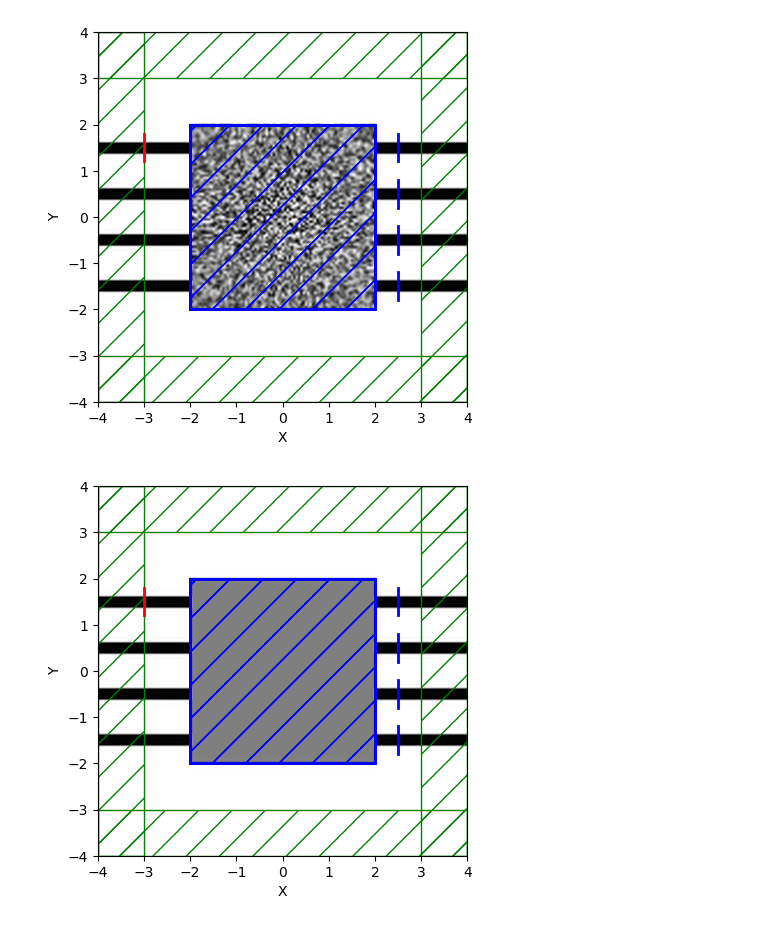
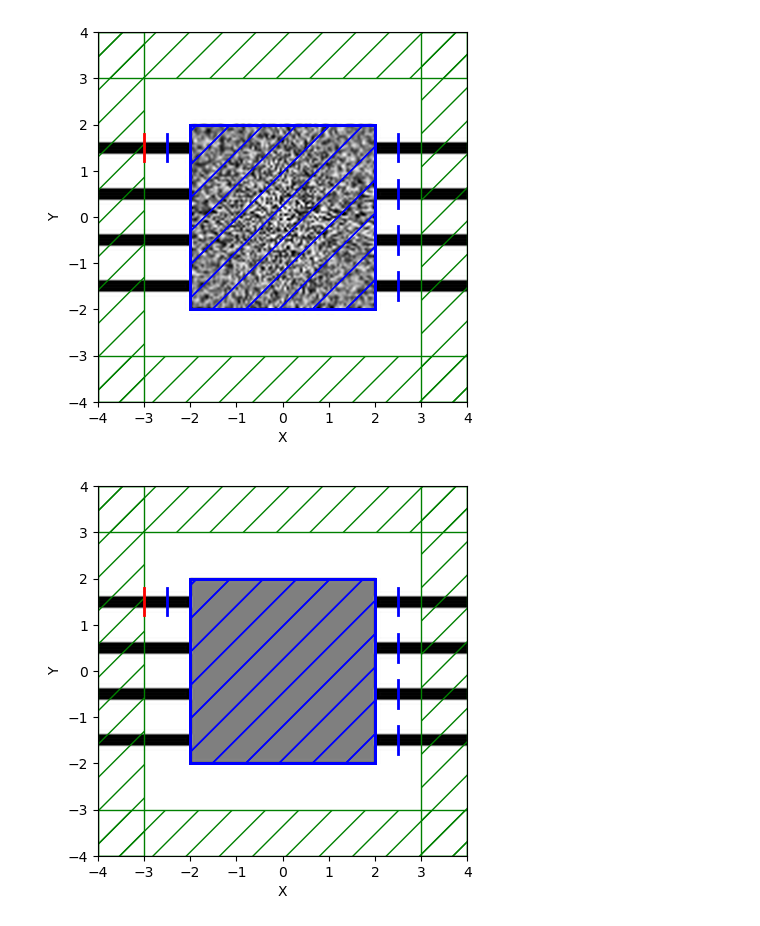
Before and after one commit to y0ooung/Meep, a Jupyter notebook: OSU.ipynb, the cells around one changed output. Drawn from its saved outputs; the diff is of its cells as text; code cells hidden in the pictures.

```diff
--- a/OSU.ipynb
+++ b/OSU.ipynb
@@ -105,7 +105,18 @@ sim = mp.Simulation(
     eps_averaging=False,
     resolution=resolution,
 )
+#input monitor
+TE_in = mpa.EigenmodeCoefficient(
+    sim,
+    mp.Volume(
+        center=mp.Vector3(-2.5, 1.5, 0),
+        size=mp.Vector3(y=0.6)
+    ),
+    mode=1,
+    forward=True
+)
 
+# ouput monitor
 TE_out = []
 
 for y in port_ys:
@@ -120,9 +131,12 @@ for y in port_ys:
         )
     )
 
-ob_list = TE_out
+ob_list = [TE_in] + TE_out
 
-def J(a1, a2, a3, a4):
+# FOM
+def J(a_in, a1, a2, a3, a4):
+    Pin = npa.abs(a_in) ** 2 + 1e-12
+
     powers = npa.array([
         npa.abs(a1) ** 2,
         npa.abs(a2) ** 2,
@@ -130,40 +144,40 @@ def J(a1, a2, a3, a4):
         npa.abs(a4) ** 2
     ])
 
-    ratios = powers / (npa.sum(powers) + 1e-12)
+    T = powers / Pin
 
-    target = npa.array([0.25, 0.25, 0.25, 0.25])
+    target = 0.25
 
-    mse = npa.mean((ratios - target) ** 2)
+    mse = npa.mean((T - target) ** 2)
 
-    fom = 1 - mse
+    fom = 1 - mse / (target ** 2)
 
     return fom
 
 
 opt = mpa.OptimizationProblem(
     simulation=sim,
     objective_functions=J,
     objective_arguments=ob_list,
     design_regions=[design_region],
     fcen=fcen,
     df=0,
     nf=1,
 )
 
 x0 = np.random.rand(Nx * Ny)
 opt.update_design([x0])
 
 opt.plot2D(True, frequency=1 / 1.55)
 plt.show()
 
 x0 = 0.5 * np.ones((Nx * Ny, ))
 opt.update_design([x0])
 
 opt.plot2D(True)
 plt.show()
 # %% [output]
-[figure, old version]
+[figure, new version]
-[figure, old version]
+[figure, new version]
 # %%
 evaluation_history = []
```
Also changed, not shown: parts of 3 cells of this notebook.
